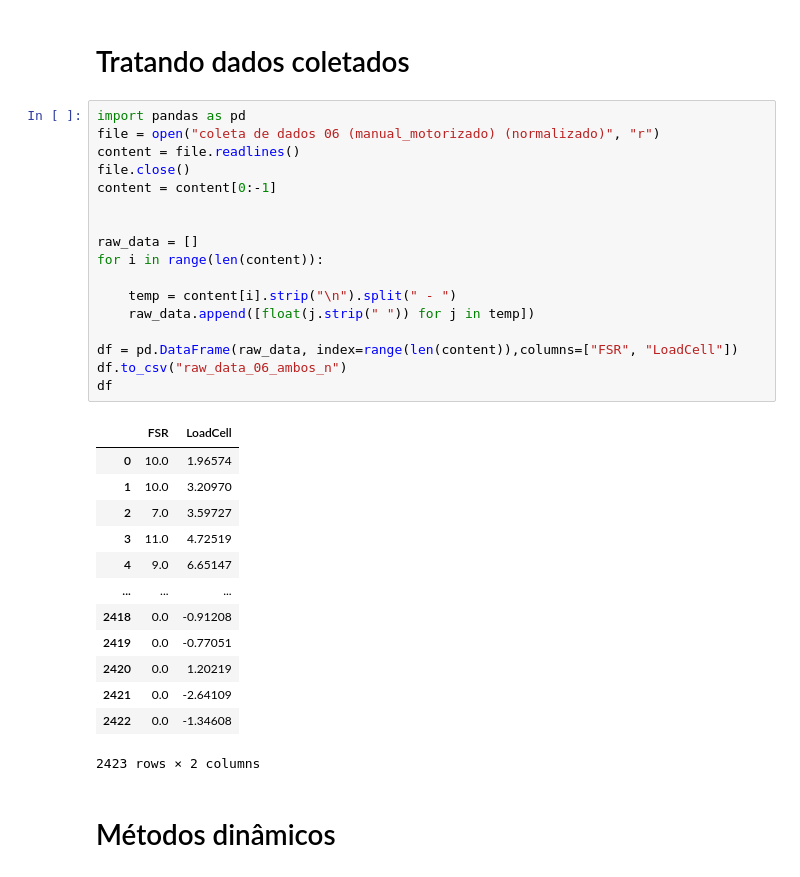
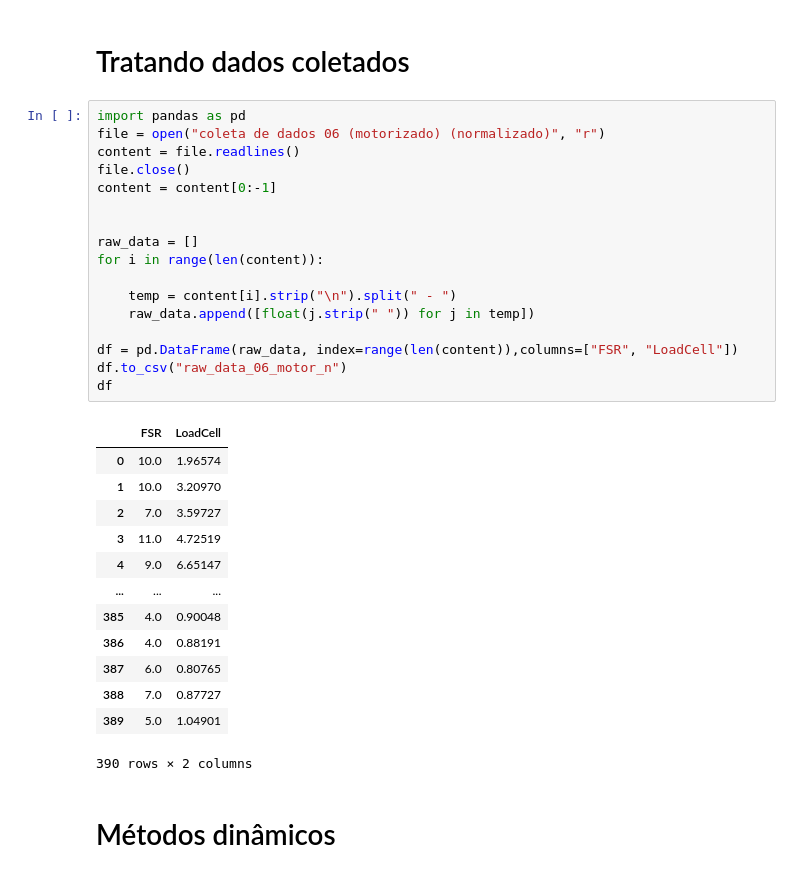
Before and after one commit to LucasWestfal/FSR_calibration_techniques, a Jupyter notebook: models.ipynb, the cells around one changed output. Saved outputs shown, nothing was run; the diff lists cells and outputs as text.

```diff
--- a/models.ipynb
+++ b/models.ipynb
@@ -159,35 +159,35 @@ Será gerada uma curva de cada tipo, junto do perfil de carga correspondente.
 # Tratando dados coletados
 # %%
 import pandas as pd
-file = open("coleta de dados 06 (manual_motorizado) (normalizado)", "r")
+file = open("coleta de dados 06 (motorizado) (normalizado)", "r")
 content = file.readlines()
 file.close()
 content = content[0:-1]
 
 
 raw_data = []
 for i in range(len(content)):
 
     temp = content[i].strip("\n").split(" - ")
     raw_data.append([float(j.strip(" ")) for j in temp])
 
 df = pd.DataFrame(raw_data, index=range(len(content)),columns=["FSR", "LoadCell"])
-df.to_csv("raw_data_06_ambos_n")
+df.to_csv("raw_data_06_motor_n")
 df
 # %% [output]
 |  | FSR | LoadCell |
 | 0 | 10.0 | 1.96574 |
 | 1 | 10.0 | 3.20970 |
 | 2 | 7.0 | 3.59727 |
 | 3 | 11.0 | 4.72519 |
 | 4 | 9.0 | 6.65147 |
 | ... | ... | ... |
-| 2418 | 0.0 | -0.91208 |
-| 2419 | 0.0 | -0.77051 |
-| 2420 | 0.0 | 1.20219 |
-| 2421 | 0.0 | -2.64109 |
-| 2422 | 0.0 | -1.34608 |
+| 385 | 4.0 | 0.90048 |
+| 386 | 4.0 | 0.88191 |
+| 387 | 6.0 | 0.80765 |
+| 388 | 7.0 | 0.87727 |
+| 389 | 5.0 | 1.04901 |
-2423 rows × 2 columns
+390 rows × 2 columns
 # %% [markdown]
 # Métodos dinâmicos
 # %% [markdown]
```
Also changed, not shown: parts of 13 cells of this notebook, 8 other files.
